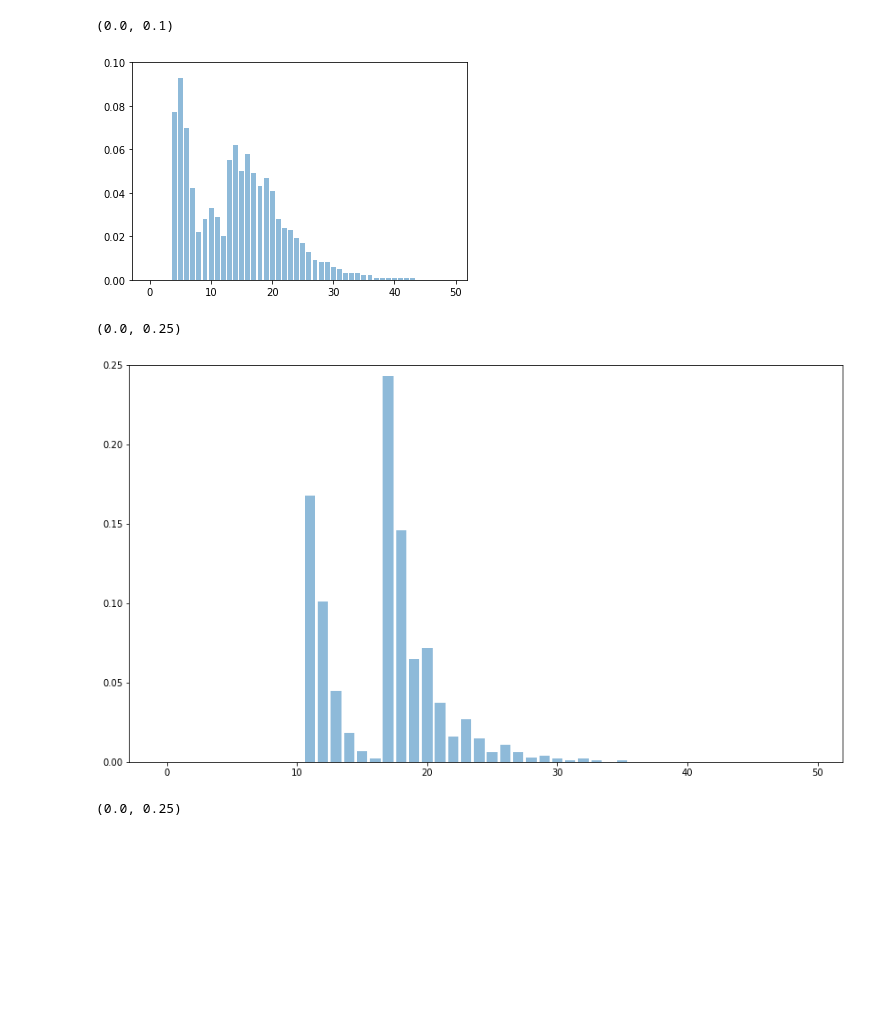
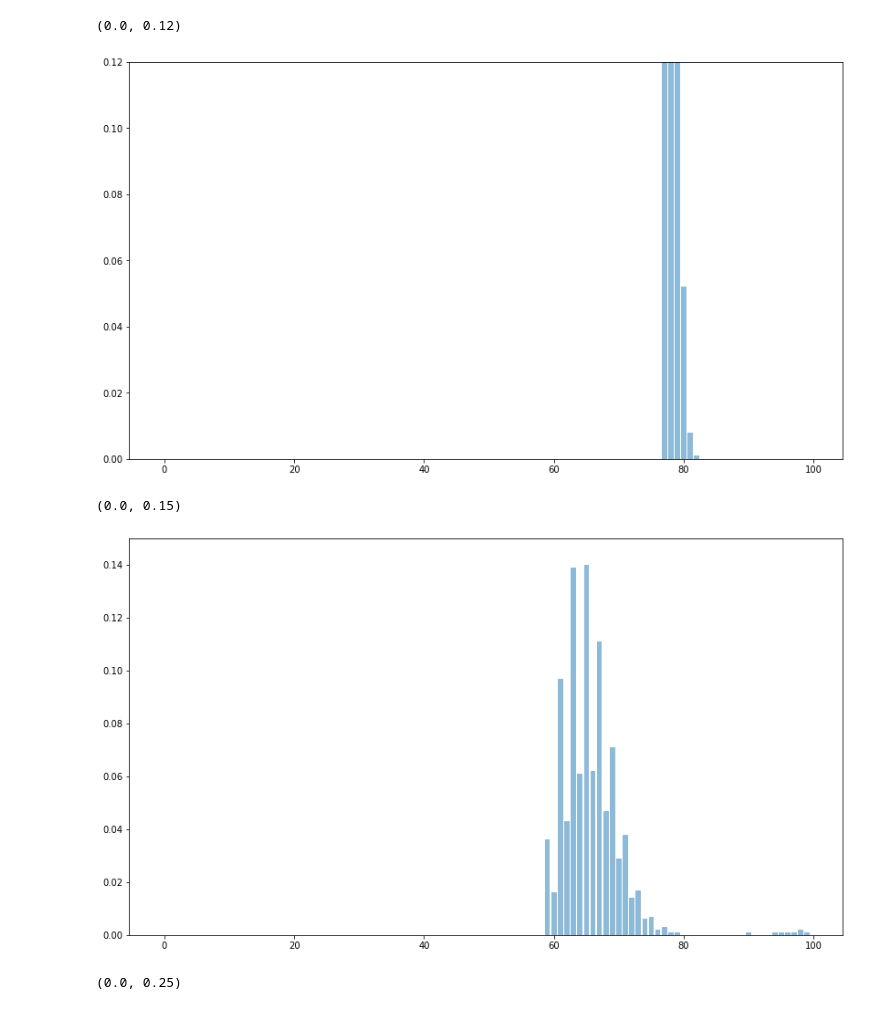
Before and after one commit to yannikschnitzer/prism, a Jupyter notebook: prism/distr.ipynb, the cells around one changed output. Saved outputs shown, nothing was run; the diff lists cells and outputs as text; code cells hidden in the pictures; blank space fills up the shorter version.

```diff
--- a/prism/distr.ipynb
+++ b/prism/distr.ipynb
@@ -34,9 +34,10 @@ plt.plot(range, kernel(range))
 # %%
-arr = np.array([0.000, 0.000, 0.000, 0.000, 0.077, 0.093, 0.070, 0.042, 0.022, 0.028, 0.033, 0.029, 0.020, 0.055, 0.062, 0.050, 0.058, 0.049, 0.043, 0.047, 0.041, 0.028, 0.024, 0.023, 0.019, 0.017, 0.013, 0.009, 0.008, 0.008, 0.006, 0.005, 0.003, 0.003, 0.003, 0.002, 0.002, 0.001, 0.001, 0.001, 0.001, 0.001, 0.001, 0.001, 0.000, 0.000, 0.000, 0.000, 0.000, 0.000, 0.000, 0.000, 0.000, 0.000, 0.000, 0.000, 0.000, 0.000, 0.000, 0.000, 0.000, 0.000, 0.000, 0.000, 0.000, 0.000, 0.000, 0.000, 0.000, 0.000, 0.000, 0.000, 0.000, 0.000, 0.000, 0.000, 0.000, 0.000, 0.000, 0.000, 0.000, 0.000, 0.000, 0.000, 0.000, 0.000, 0.000, 0.000, 0.000, 0.000, 0.000, 0.000, 0.000, 0.000, 0.000, 0.000, 0.000, 0.000, 0.000, 0.000, 0.000])
+arr = np.array([0.000, 0.000, 0.000, 0.000, 0.000, 0.000, 0.000, 0.000, 0.000, 0.000, 0.000, 0.000, 0.000, 0.000, 0.000, 0.000, 0.000, 0.000, 0.000, 0.000, 0.000, 0.000, 0.000, 0.000, 0.000, 0.000, 0.000, 0.000, 0.000, 0.000, 0.000, 0.000, 0.000, 0.000, 0.000, 0.000, 0.000, 0.000, 0.000, 0.000, 0.000, 0.000, 0.000, 0.000, 0.000, 0.000, 0.000, 0.000, 0.000, 0.000, 0.000, 0.000, 0.000, 0.000, 0.000, 0.000, 0.000, 0.000, 0.000, 0.000, 0.000, 0.000, 0.000, 0.000, 0.000, 0.000, 0.000, 0.000, 0.000, 0.000, 0.000, 0.000, 0.000, 0.000, 0.000, 0.000, 0.000, 0.154, 0.617, 0.167, 0.052, 0.008, 0.001, 0.000, 0.000, 0.000, 0.000, 0.000, 0.000, 0.000, 0.000, 0.000, 0.000, 0.000, 0.000, 0.000, 0.000, 0.000, 0.000, 0.000, 0.000])
 # %%
-plt.bar(np.arange(50),arr[:50], alpha=0.5)
-plt.ylim([0, 0.1])
+plt.figure(figsize=(14,8))
+plt.bar(np.arange(100),arr[:100], alpha=0.5)
+plt.ylim([0, 0.12])
 # %% [output]
-(0.0, 0.1)
+(0.0, 0.12)
-[figure, old version]
+[figure, new version]
 # %%
@@ -44,10 +45,10 @@ arr = np.array([0.000, 0.000, 0.000, 0.000, 0.000, 0.000, 0.000, 0.000, 0.000, 0
 # %%
 plt.figure(figsize=(14,8))
-plt.bar(np.arange(50),arr[:50], alpha=0.5)
-plt.ylim([0, 0.25])
+plt.bar(np.arange(100),arr[:100], alpha=0.5)
+plt.ylim([0, 0.15])
 # %% [output]
-(0.0, 0.25)
+(0.0, 0.15)
-[figure, old version]
+[figure, new version]
 # %%
 arr = np.array([0.000, 0.000, 0.000, 0.000, 0.000, 0.000, 0.000, 0.000, 0.000, 0.000, 0.000, 0.168, 0.101, 0.045, 0.018, 0.007, 0.002, 0.243, 0.146, 0.065, 0.072, 0.037, 0.016, 0.027, 0.015, 0.006, 0.011, 0.006, 0.003, 0.004, 0.002, 0.001, 0.002, 0.001, 0.000, 0.001, 0.000, 0.000, 0.000, 0.000, 0.000, 0.000, 0.000, 0.000, 0.000, 0.000, 0.000, 0.000, 0.000, 0.000, 0.000, 0.000, 0.000, 0.000, 0.000, 0.000, 0.000, 0.000, 0.000, 0.000, 0.000, 0.000, 0.000, 0.000, 0.000, 0.000, 0.000, 0.000, 0.000, 0.000, 0.000, 0.000, 0.000, 0.000, 0.000, 0.000, 0.000, 0.000, 0.000, 0.000, 0.000, 0.000, 0.000, 0.000, 0.000, 0.000, 0.000, 0.000, 0.000, 0.000, 0.000, 0.000, 0.000, 0.000, 0.000, 0.000, 0.000, 0.000, 0.000, 0.000, 0.000])
 # %%
```
Also changed, not shown: parts of 2 cells of this notebook, 27 other files.
